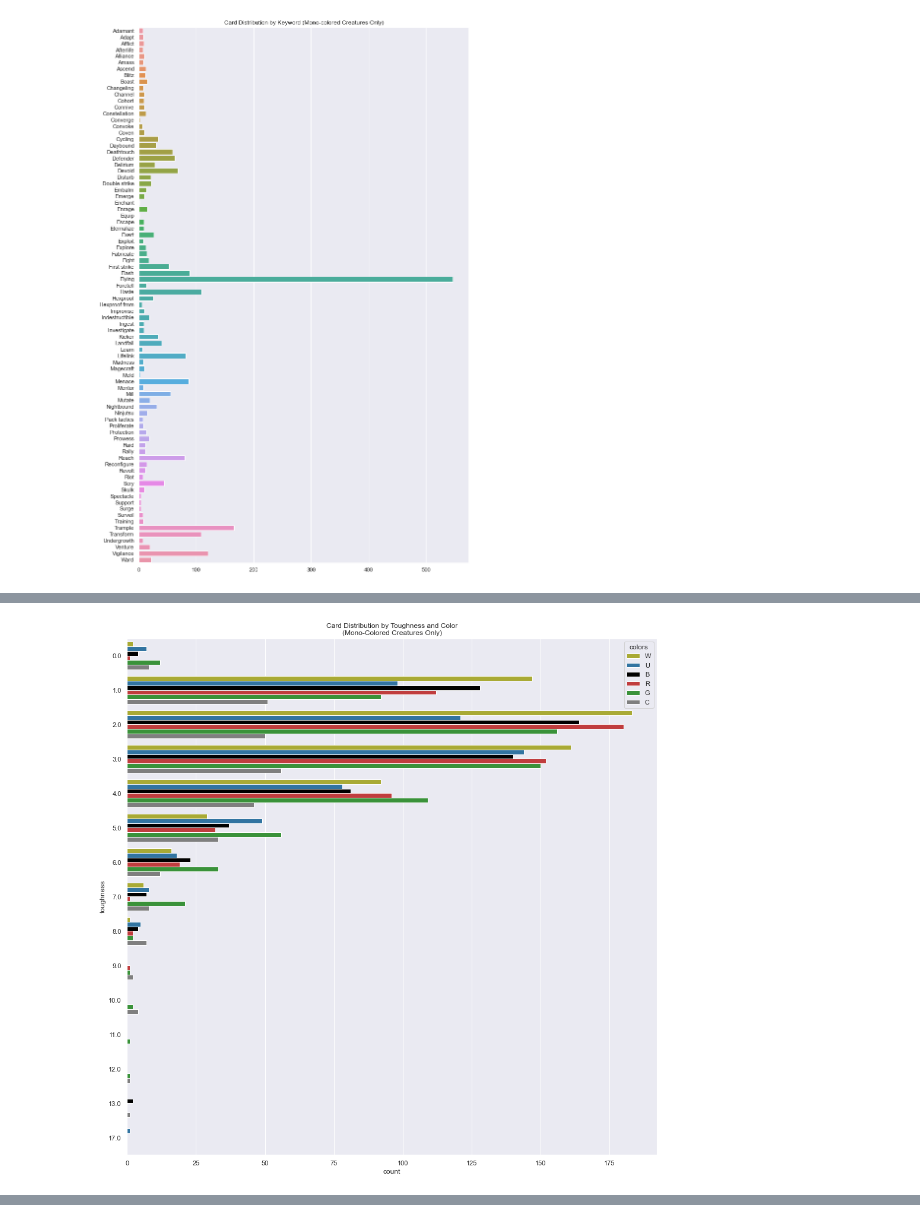
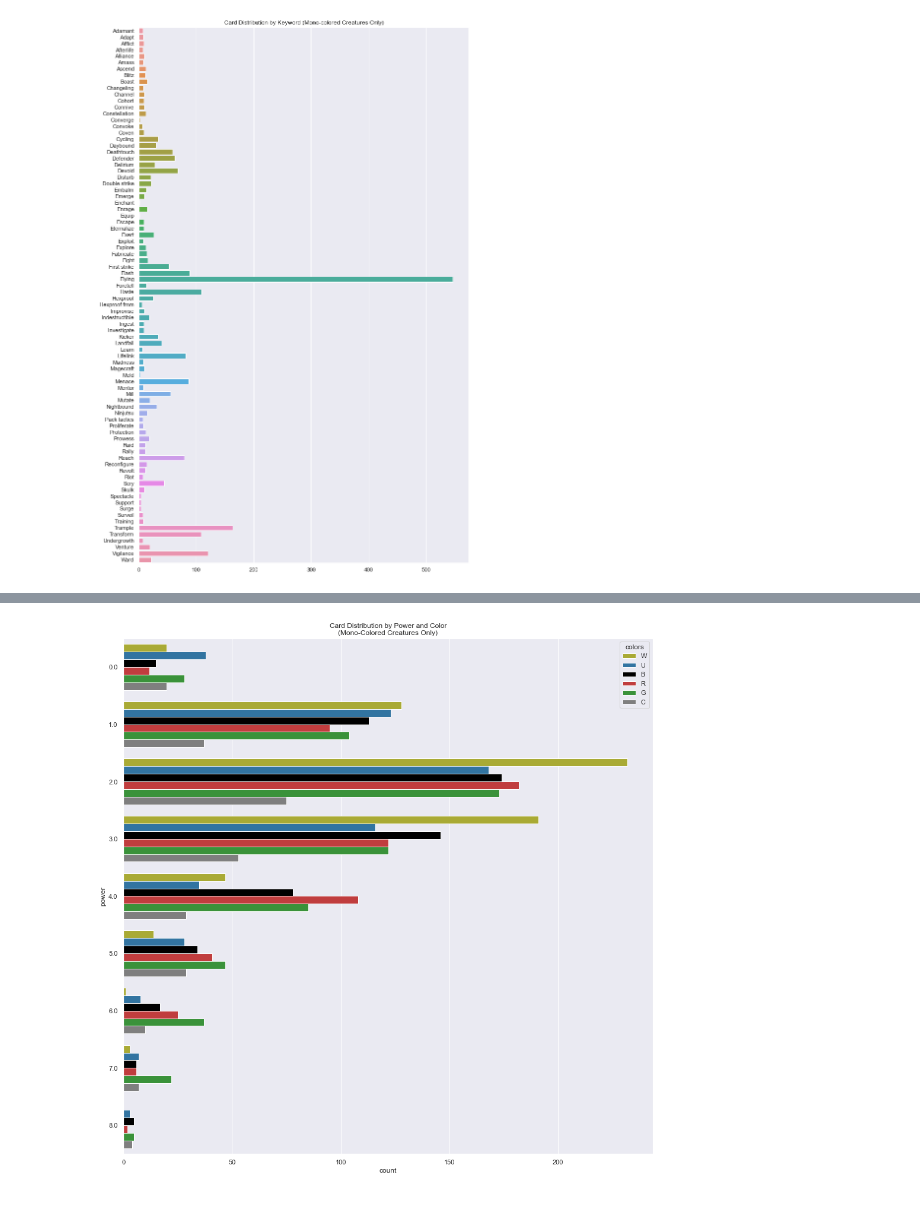
Before and after one commit to the-parthenon/data-capstone-mtg-regression, a Jupyter notebook: Exploratory_Analysis.ipynb, the cells around one changed output, grey strips where cells are left out. Saved outputs shown, nothing was run; the diff lists cells and outputs as text; code cells hidden in the pictures.

```diff
--- a/Exploratory_Analysis.ipynb
+++ b/Exploratory_Analysis.ipynb
@@ -222,9 +227,3 @@ ax = sns.countplot(data = creatures, y='power', hue = 'colors',
-# %%
-sns.set_theme(rc = {'figure.figsize':(16,16)})
-ax = sns.countplot(data = creatures, y='toughness', hue = 'colors',
-                   palette=palette).set(title = 'Card Distribution by Toughness and Color\n(Mono-Colored Creatures Only)')
-# %% [output]
-[figure, removed]
 # %%
 creatures['combined_pow_tough'] = creatures['power'] + creatures['toughness']
 # %%
@@ -236,3 +235,9 @@ creatures.head()
 | 3 | Aethergeode Miner | W | 2.0 | {1}{W} | 3.0 | 1.0 | NaN | Whenever Aethergeode Miner attack... | rare |  | ... |
 | 4 | Airdrop Aeronauts | W | 5.0 | {3}{W}{W} | 4.0 | 3.0 | NaN | Flying\nRevolt — When Airdrop Aer... | uncommon | Flying, Revolt | ... |
 | 6 | Audacious Infiltrator | W | 2.0 | {1}{W} | 3.0 | 1.0 | NaN | Audacious Infiltrator can't be bl... | common |  | ... |
+# %%
+sns.set_theme(rc = {'figure.figsize':(16,16)})
+ax = sns.countplot(data = creatures.query('power < 9'), y='power', hue = 'colors',
+                   palette=palette).set(title = 'Card Distribution by Power and Color\n(Mono-Colored Creatures Only)')
+# %% [output]
+[figure, added]
```
Also changed, not shown: parts of 31 cells of this notebook, 31 other files.
